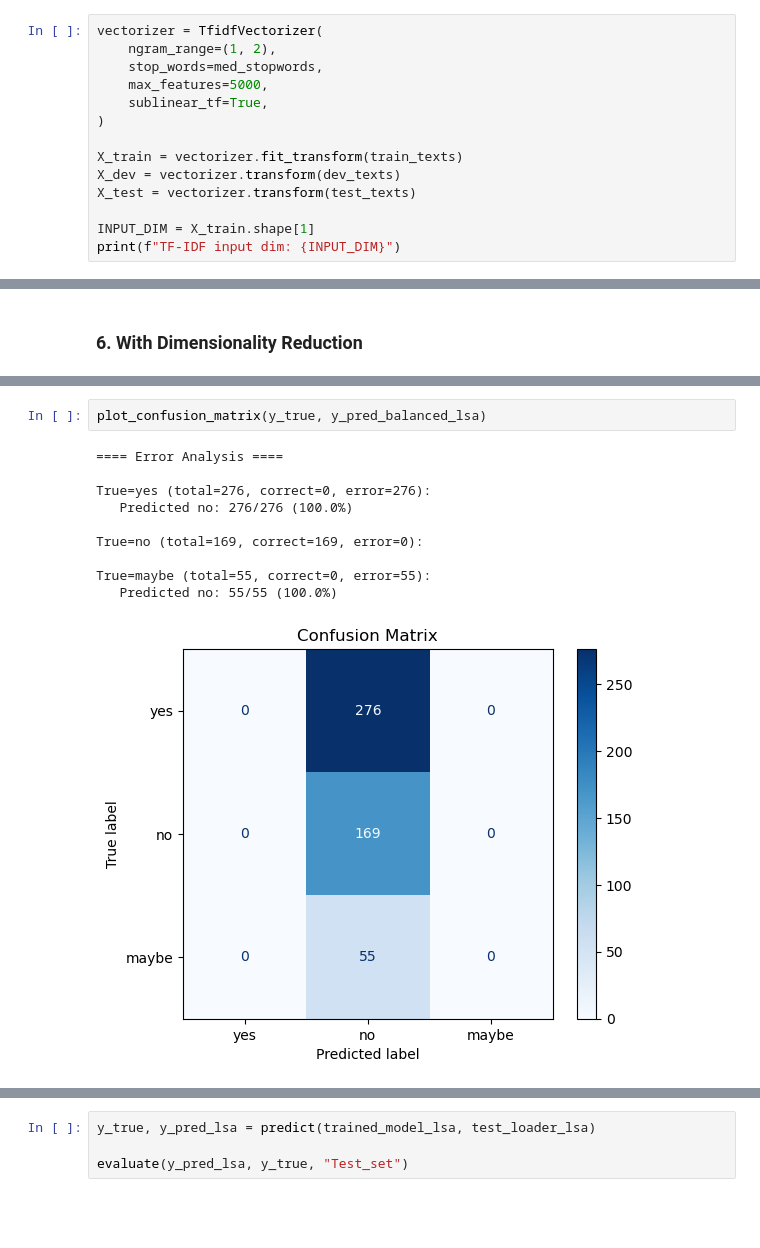
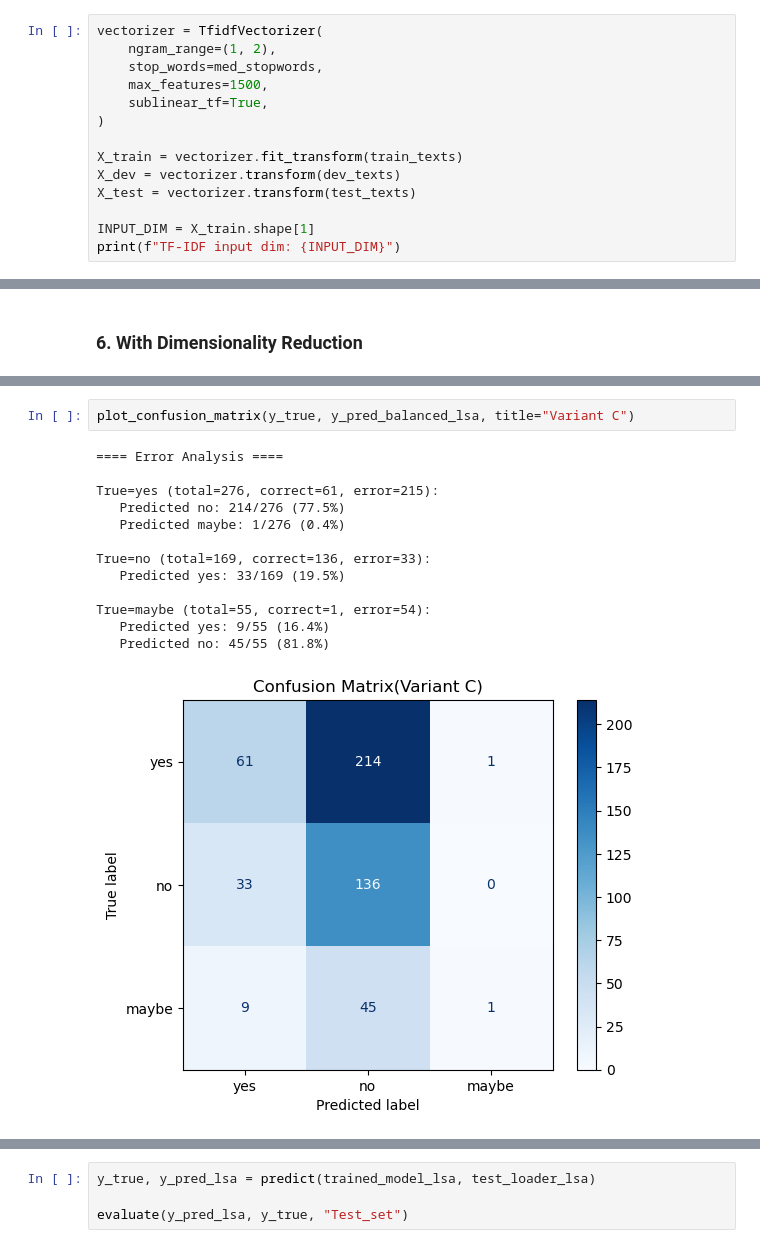
Before and after one commit to realhenrycheng/AITA_Coursework_Team11, a Jupyter notebook: TFIDF_MLP.ipynb, the cells around one changed output, grey strips where cells are left out. Drawn from its saved outputs; the diff is of its cells as text; blank space fills up the shorter version.

```diff
--- a/TFIDF_MLP.ipynb
+++ b/TFIDF_MLP.ipynb
@@ -66,7 +66,7 @@ med_stopwords = list(ENGLISH_STOP_WORDS - MEDICAL_KEEP)
 vectorizer = TfidfVectorizer(
     ngram_range=(1, 2),
     stop_words=med_stopwords,
-    max_features=5000,
+    max_features=1500,
     sublinear_tf=True,
 )
 
@@ -453,16 +473,19 @@ weighted avg       0.11      0.34      0.17       500
 # %%
-plot_confusion_matrix(y_true, y_pred_balanced_lsa)
+plot_confusion_matrix(y_true, y_pred_balanced_lsa, title="Variant C")
 # %% [output]
 ==== Error Analysis ====
 
-True=yes (total=276, correct=0, error=276):
-   Predicted no: 276/276 (100.0%)
+True=yes (total=276, correct=61, error=215):
+   Predicted no: 214/276 (77.5%)
+   Predicted maybe: 1/276 (0.4%)
 
-True=no (total=169, correct=169, error=0):
+True=no (total=169, correct=136, error=33):
+   Predicted yes: 33/169 (19.5%)
 
-True=maybe (total=55, correct=0, error=55):
-   Predicted no: 55/55 (100.0%)
+True=maybe (total=55, correct=1, error=54):
+   Predicted yes: 9/55 (16.4%)
+   Predicted no: 45/55 (81.8%)
-[figure, old version]
+[figure, new version]
 # %%
 get_errors_by_type(data, y_true, y_pred_balanced_lsa, true_class="yes", pred_class="no", n=3)
 #get_errors_by_type(data, y_true, y_pred_balanced_lsa, true_class="maybe", pred_class="yes", n=3)
```
Also changed, not shown: parts of 22 cells of this notebook, 4 other files.
